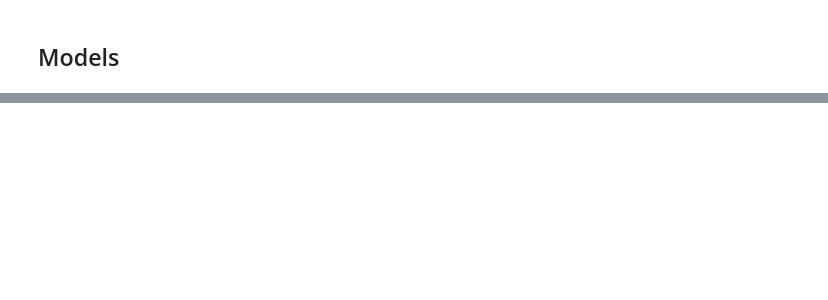
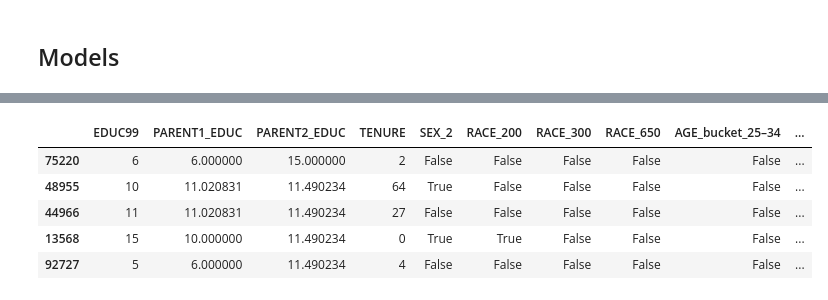
Before and after one commit to AliAbidi555/generational_wealth, a Jupyter notebook: syed_abidi_notebook.ipynb, the cells around one changed output, grey strips where cells are left out. Drawn from its saved outputs; the diff is of its cells as text; code cells hidden in the pictures; blank space fills up the shorter version.

```diff
--- a/syed_abidi_notebook.ipynb
+++ b/syed_abidi_notebook.ipynb
@@ -304,0 +507,9 @@ print(f"Approx. additional RAM used: {mem_used:.4f} MB")
+# %%
+X_train.head()
+# %% [output]
+|  | EDUC99 | PARENT1_EDUC | PARENT2_EDUC | TENURE | SEX_2 | RACE_200 | RACE_300 | RACE_650 | AGE_bucket_25–34 | ... |
+| 75220 | 6 | 6.000000 | 15.000000 | 2 | False | False | False | False | False | ... |
+| 48955 | 10 | 11.020831 | 11.490234 | 64 | True | False | False | False | False | ... |
+| 44966 | 11 | 11.020831 | 11.490234 | 27 | False | False | False | False | False | ... |
+| 13568 | 15 | 10.000000 | 11.490234 | 0 | True | True | False | False | False | ... |
+| 92727 | 5 | 6.000000 | 11.490234 | 4 | False | False | False | False | False | ... |
```
Also changed, not shown: parts of 11 cells of this notebook.
